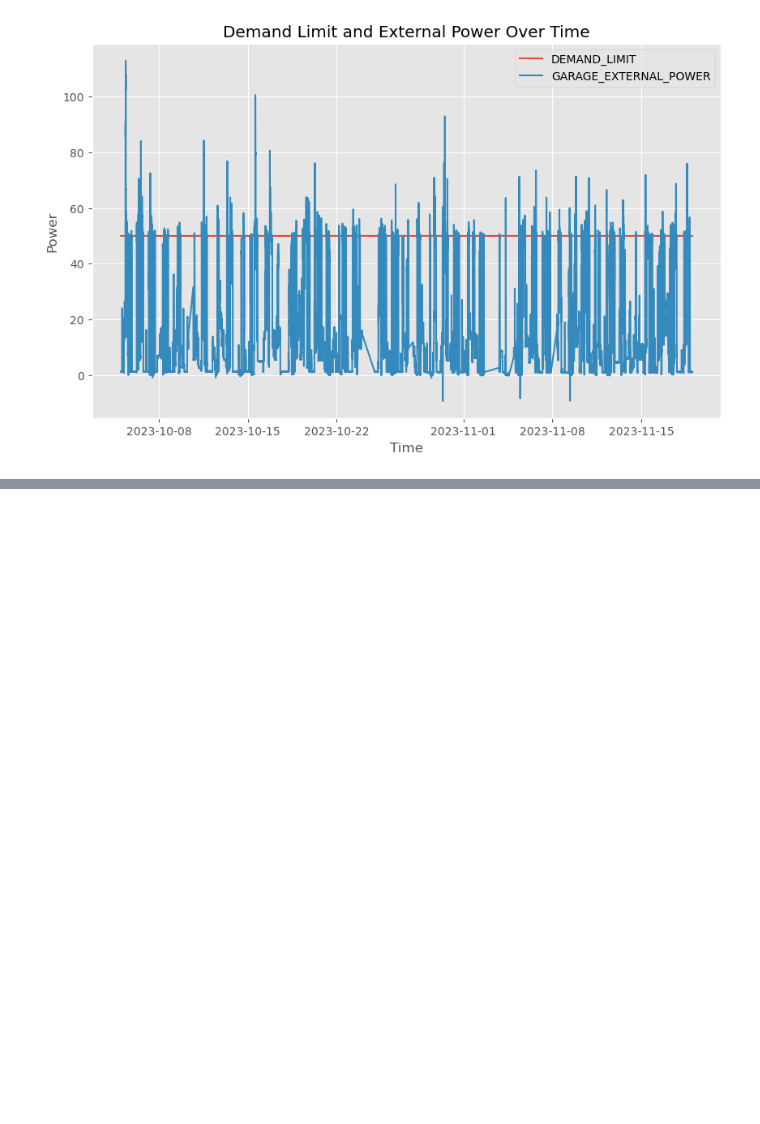
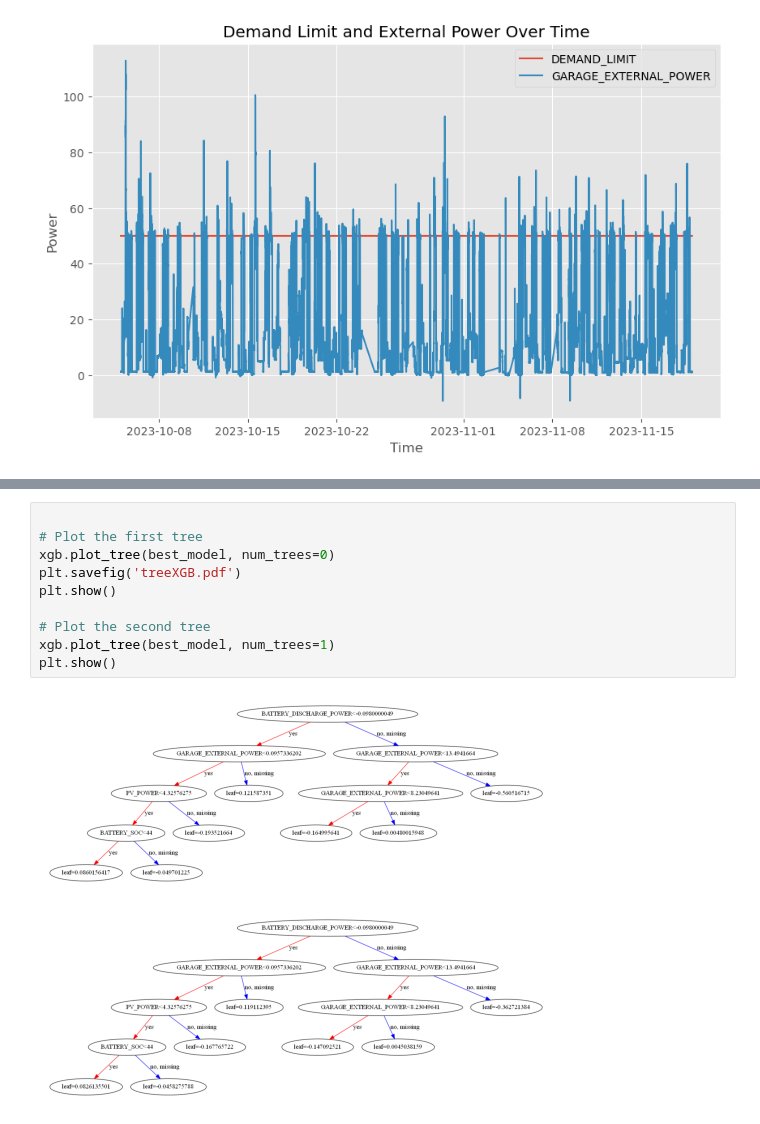
Before and after one commit to SanchoSamba/DS-project, a Jupyter notebook: explor_Adam_Rychert.ipynb, the cells around one changed output, grey strips where cells are left out. Saved outputs shown, nothing was run; the diff lists cells and outputs as text; blank space fills up the shorter version.

```diff
--- a/explor_Adam_Rychert.ipynb
+++ b/explor_Adam_Rychert.ipynb
@@ -408,0 +637,13 @@ plt.show()
+# %%
+
+# Plot the first tree
+xgb.plot_tree(best_model, num_trees=0)
+plt.savefig('treeXGB.pdf')
+plt.show()
+
+# Plot the second tree
+xgb.plot_tree(best_model, num_trees=1)
+plt.show()
+# %% [output]
+[figure, added]
+[figure, added]
```
Also changed, not shown: parts of 28 cells of this notebook, 1 other file.
